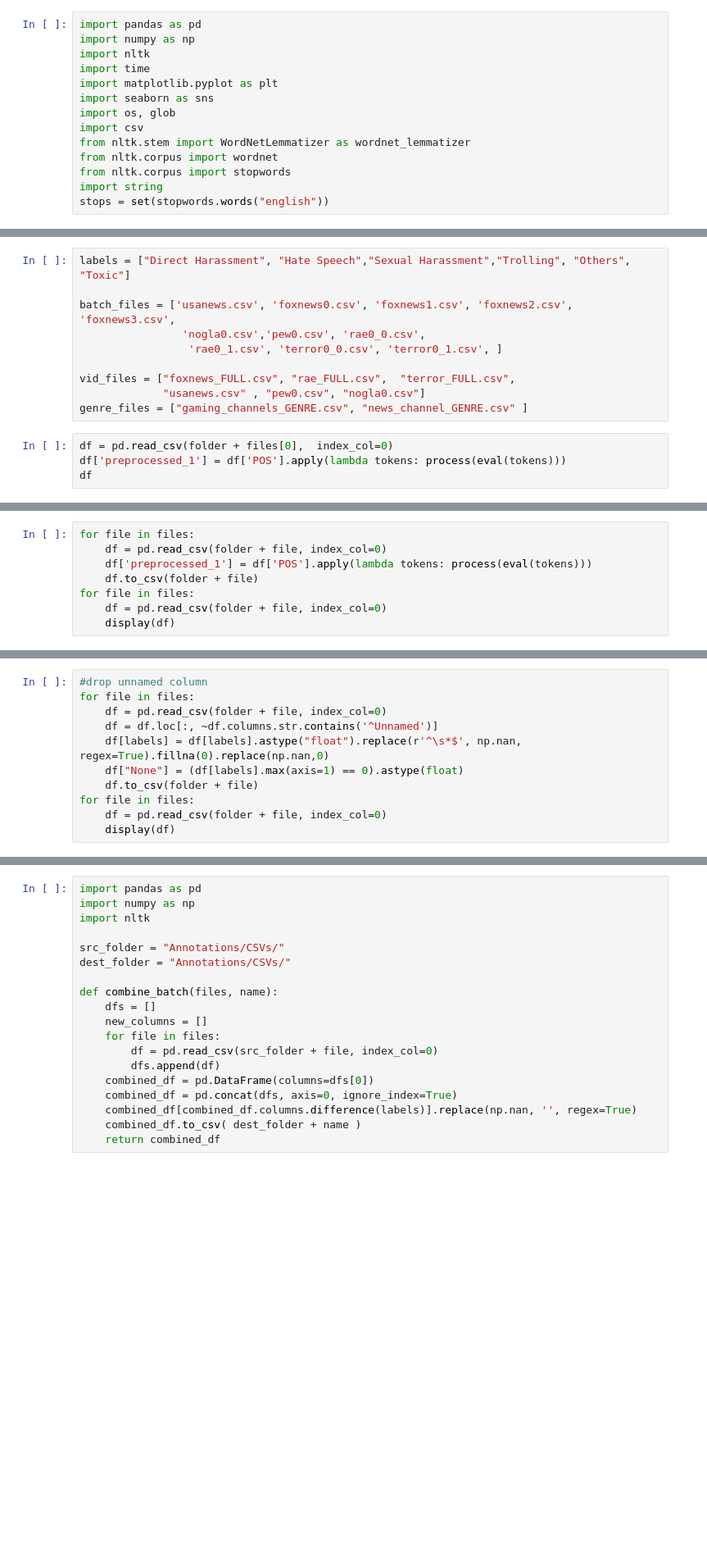
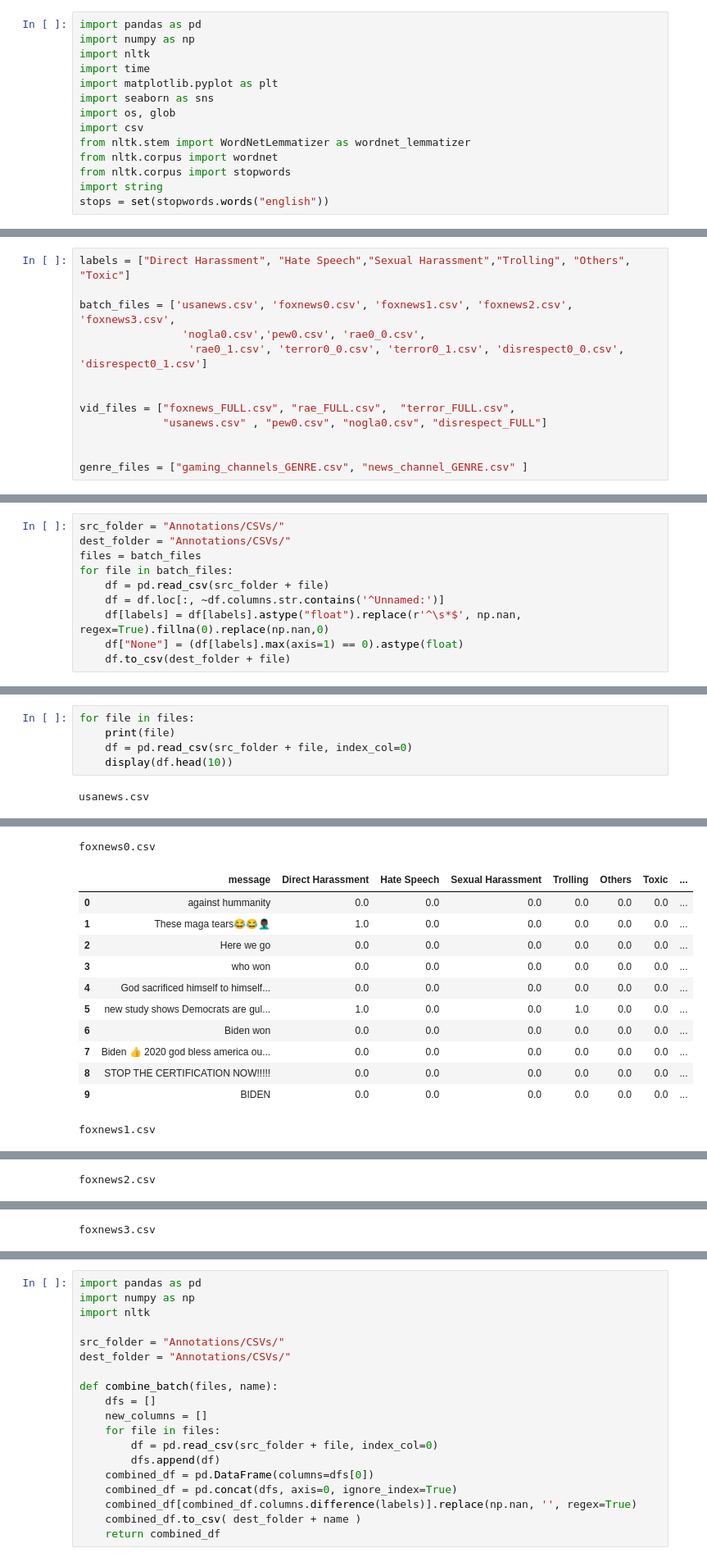
Before and after one commit to feebeef/Twitch-Chat-Log-Toxicity-Analysis, a Jupyter notebook: Batch Merging.ipynb, the cells around one changed output, grey strips where cells are left out. Shown: that part at 82% size. Cells and saved outputs as stored; diff of their text form; blank space fills up the shorter version.

Commit message:
merge missing batches

```diff
--- a/Batch Merging.ipynb
+++ b/Batch Merging.ipynb
@@ -63,12 +17,11 @@ labels = ["Direct Harassment", "Hate Speech","Sexual Harassment","Trolling", "Ot
 
 batch_files = ['usanews.csv', 'foxnews0.csv', 'foxnews1.csv', 'foxnews2.csv', 'foxnews3.csv',
                 'nogla0.csv','pew0.csv', 'rae0_0.csv',
-                 'rae0_1.csv', 'terror0_0.csv', 'terror0_1.csv', ]
+                 'rae0_1.csv', 'terror0_0.csv', 'terror0_1.csv', 'disrespect0_0.csv', 'disrespect0_1.csv']
+
 
 vid_files = ["foxnews_FULL.csv", "rae_FULL.csv",  "terror_FULL.csv",
-             "usanews.csv" , "pew0.csv", "nogla0.csv"]
+             "usanews.csv" , "pew0.csv", "nogla0.csv", "disrespect_FULL"]
+
+
 genre_files = ["gaming_channels_GENRE.csv", "news_channel_GENRE.csv" ]
-# %%
-df = pd.read_csv(folder + files[0],  index_col=0)
-df['preprocessed_1'] = df['POS'].apply(lambda tokens: process(eval(tokens)))
-df
@@ -89,8 +27,0 @@ df
-# %%
-for file in files:
-    df = pd.read_csv(folder + file, index_col=0)
-    df['preprocessed_1'] = df['POS'].apply(lambda tokens: process(eval(tokens)))
-    df.to_csv(folder + file)
-for file in files:
-    df = pd.read_csv(folder + file, index_col=0)
-    display(df)
@@ -177,11 +28,10 @@ for file in files:
 # %%
-#drop unnamed column
-for file in files:
-    df = pd.read_csv(folder + file, index_col=0)
-    df = df.loc[:, ~df.columns.str.contains('^Unnamed')]
+src_folder = "Annotations/CSVs/"
+dest_folder = "Annotations/CSVs/"
+files = batch_files
+for file in batch_files:
+    df = pd.read_csv(src_folder + file)
+    df = df.loc[:, ~df.columns.str.contains('^Unnamed:')]
     df[labels] = df[labels].astype("float").replace(r'^\s*$', np.nan, regex=True).fillna(0).replace(np.nan,0)
     df["None"] = (df[labels].max(axis=1) == 0).astype(float)
-    df.to_csv(folder + file)
-for file in files:
-    df = pd.read_csv(folder + file, index_col=0)
-    display(df)
+    df.to_csv(dest_folder + file)
@@ -267,0 +38,7 @@ for file in files:
+# %%
+for file in files:
+    print(file)
+    df = pd.read_csv(src_folder + file, index_col=0)
+    display(df.head(10))
+# %% [output]
+usanews.csv
@@ -267,0 +56,13 @@ for file in files:
+foxnews0.csv
+|  | message | Direct Harassment | Hate Speech | Sexual Harassment | Trolling | Others | Toxic | ... |
+| 0 | against hummanity | 0.0 | 0.0 | 0.0 | 0.0 | 0.0 | 0.0 | ... |
+| 1 | These maga tears😂😂🤦🏿‍♂️ | 1.0 | 0.0 | 0.0 | 0.0 | 0.0 | 0.0 | ... |
+| 2 | Here we go | 0.0 | 0.0 | 0.0 | 0.0 | 0.0 | 0.0 | ... |
+| 3 | who won | 0.0 | 0.0 | 0.0 | 0.0 | 0.0 | 0.0 | ... |
+| 4 | God sacrificed himself to himself... | 0.0 | 0.0 | 0.0 | 0.0 | 0.0 | 0.0 | ... |
+| 5 | new study shows Democrats are gul... | 1.0 | 0.0 | 0.0 | 1.0 | 0.0 | 0.0 | ... |
+| 6 | Biden won | 0.0 | 0.0 | 0.0 | 0.0 | 0.0 | 0.0 | ... |
+| 7 | Biden 👍 2020 god bless america ou... | 0.0 | 0.0 | 0.0 | 0.0 | 0.0 | 0.0 | ... |
+| 8 | STOP THE CERTIFICATION NOW!!!!! | 0.0 | 0.0 | 0.0 | 0.0 | 0.0 | 0.0 | ... |
+| 9 | BIDEN | 0.0 | 0.0 | 0.0 | 0.0 | 0.0 | 0.0 | ... |
+foxnews1.csv
@@ -267,0 +80 @@ for file in files:
+foxnews2.csv
@@ -267,0 +92 @@ for file in files:
+foxnews3.csv
```
Also changed, not shown: parts of 8 cells of this notebook, 10 other files.
